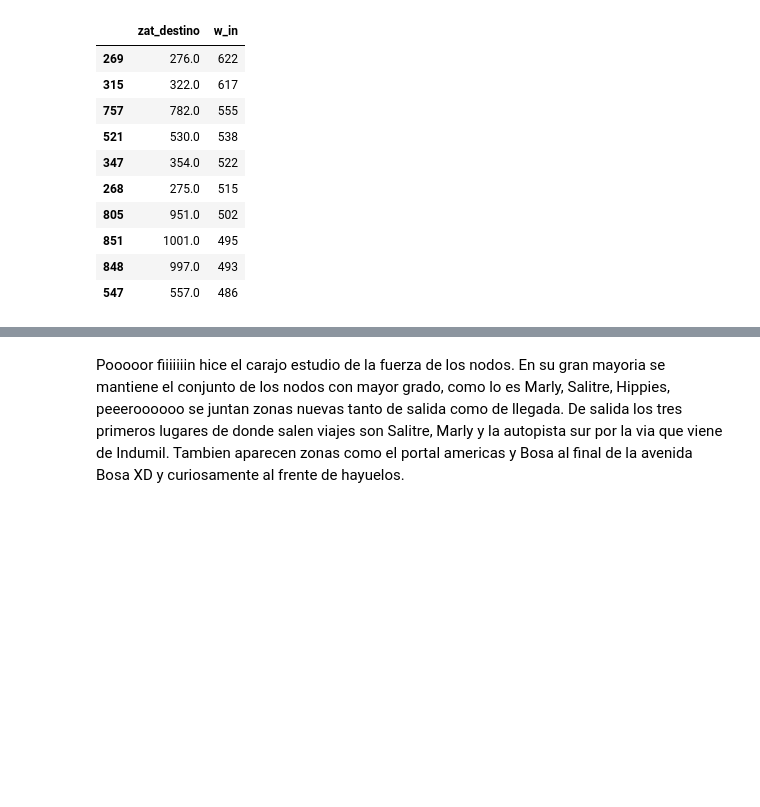
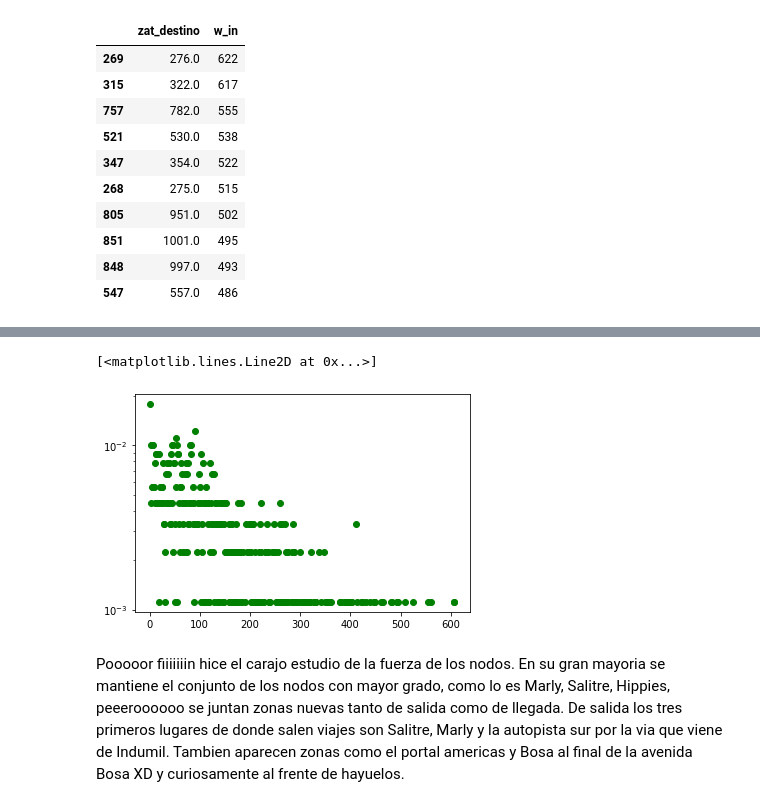
Before and after one commit to saramirezva/Tesis-congestion-Bogota, a Jupyter notebook: Red_completa_Bogota.ipynb, the cells around one changed output, grey strips where cells are left out. Saved outputs shown, nothing was run; the diff lists cells and outputs as text; code cells hidden in the pictures; blank space fills up the shorter version.

```diff
--- a/Red_completa_Bogota.ipynb
+++ b/Red_completa_Bogota.ipynb
@@ -447,3 +461,8 @@ df_w_in.head(10)
+# %%
+plt.semilogy(x_out, y_out/sum(y_out), 'o', color = 'g')
+# %% [output]
+[<matplotlib.lines.Line2D at 0x...>]
+[figure, added]
 # %% [markdown]
 Pooooor fiiiiiiin hice el carajo estudio de la fuerza de los nodos. En su gran mayoria se mantiene el conjunto de los nodos con mayor grado, como lo es Marly, Salitre, Hippies, peeeroooooo se juntan zonas nuevas tanto de salida como de llegada. De salida los tres primeros lugares de donde salen viajes son Salitre, Marly y la autopista sur por la via que viene de Indumil. Tambien aparecen zonas como el portal americas y Bosa al final de la avenida Bosa XD y curiosamente al frente de hayuelos.
 # %% [markdown]
```
Also changed, not shown: parts of 9 cells of this notebook.
